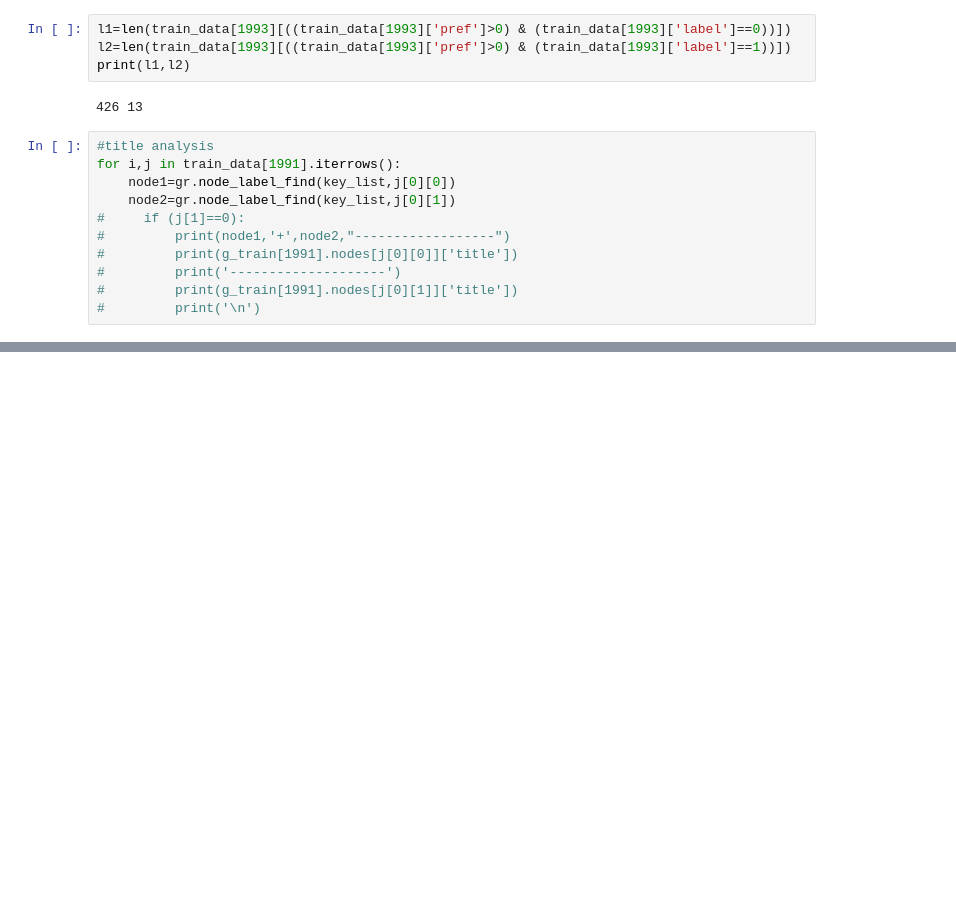
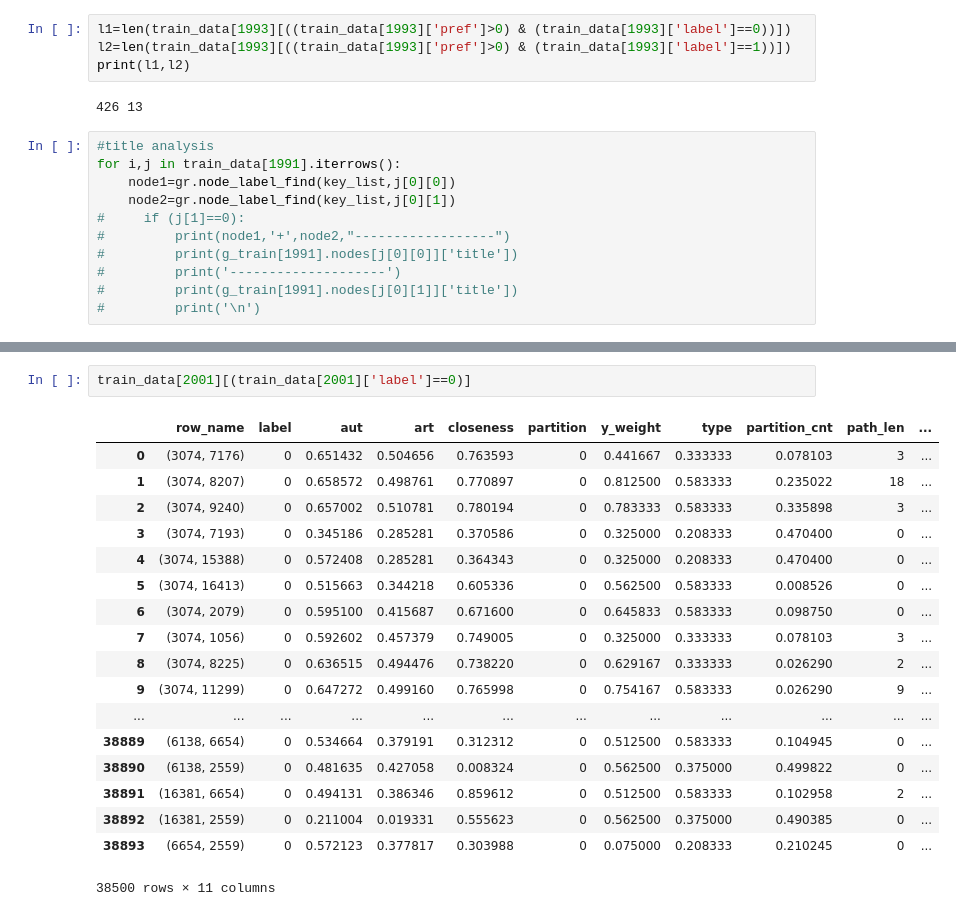
Before and after one commit to ffaisal93/linkPrediction, a Jupyter notebook: link_prediction.ipynb, the cells around one changed output, grey strips where cells are left out. Cells and saved outputs as stored; diff of their text form; blank space fills up the shorter version.

```diff
--- a/link_prediction.ipynb
+++ b/link_prediction.ipynb
@@ -306,0 +508,21 @@ See the caveats in the documentation: http://pandas.pydata.org/pandas-docs/stabl
+# %%
+train_data[2001][(train_data[2001]['label']==0)]
+# %% [output]
+|  | row_name | label | aut | art | closeness | partition | y_weight | type | partition_cnt | path_len | ... |
+| 0 | (3074, 7176) | 0 | 0.651432 | 0.504656 | 0.763593 | 0 | 0.441667 | 0.333333 | 0.078103 | 3 | ... |
+| 1 | (3074, 8207) | 0 | 0.658572 | 0.498761 | 0.770897 | 0 | 0.812500 | 0.583333 | 0.235022 | 18 | ... |
+| 2 | (3074, 9240) | 0 | 0.657002 | 0.510781 | 0.780194 | 0 | 0.783333 | 0.583333 | 0.335898 | 3 | ... |
+| 3 | (3074, 7193) | 0 | 0.345186 | 0.285281 | 0.370586 | 0 | 0.325000 | 0.208333 | 0.470400 | 0 | ... |
+| 4 | (3074, 15388) | 0 | 0.572408 | 0.285281 | 0.364343 | 0 | 0.325000 | 0.208333 | 0.470400 | 0 | ... |
+| 5 | (3074, 16413) | 0 | 0.515663 | 0.344218 | 0.605336 | 0 | 0.562500 | 0.583333 | 0.008526 | 0 | ... |
+| 6 | (3074, 2079) | 0 | 0.595100 | 0.415687 | 0.671600 | 0 | 0.645833 | 0.583333 | 0.098750 | 0 | ... |
+| 7 | (3074, 1056) | 0 | 0.592602 | 0.457379 | 0.749005 | 0 | 0.325000 | 0.333333 | 0.078103 | 3 | ... |
+| 8 | (3074, 8225) | 0 | 0.636515 | 0.494476 | 0.738220 | 0 | 0.629167 | 0.333333 | 0.026290 | 2 | ... |
+| 9 | (3074, 11299) | 0 | 0.647272 | 0.499160 | 0.765998 | 0 | 0.754167 | 0.583333 | 0.026290 | 9 | ... |
+| ... | ... | ... | ... | ... | ... | ... | ... | ... | ... | ... | ... |
+| 38889 | (6138, 6654) | 0 | 0.534664 | 0.379191 | 0.312312 | 0 | 0.512500 | 0.583333 | 0.104945 | 0 | ... |
+| 38890 | (6138, 2559) | 0 | 0.481635 | 0.427058 | 0.008324 | 0 | 0.562500 | 0.375000 | 0.499822 | 0 | ... |
+| 38891 | (16381, 6654) | 0 | 0.494131 | 0.386346 | 0.859612 | 0 | 0.512500 | 0.583333 | 0.102958 | 2 | ... |
+| 38892 | (16381, 2559) | 0 | 0.211004 | 0.019331 | 0.555623 | 0 | 0.562500 | 0.375000 | 0.490385 | 0 | ... |
+| 38893 | (6654, 2559) | 0 | 0.572123 | 0.377817 | 0.303988 | 0 | 0.075000 | 0.208333 | 0.210245 | 0 | ... |
+38500 rows × 11 columns
```
Also changed, not shown: parts of 26 cells of this notebook, 11 other files.
